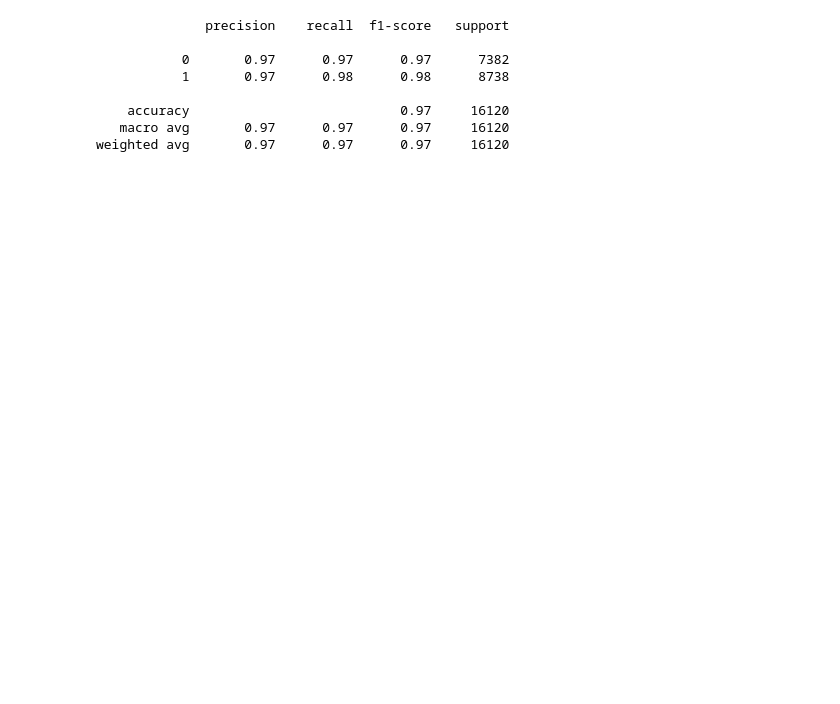
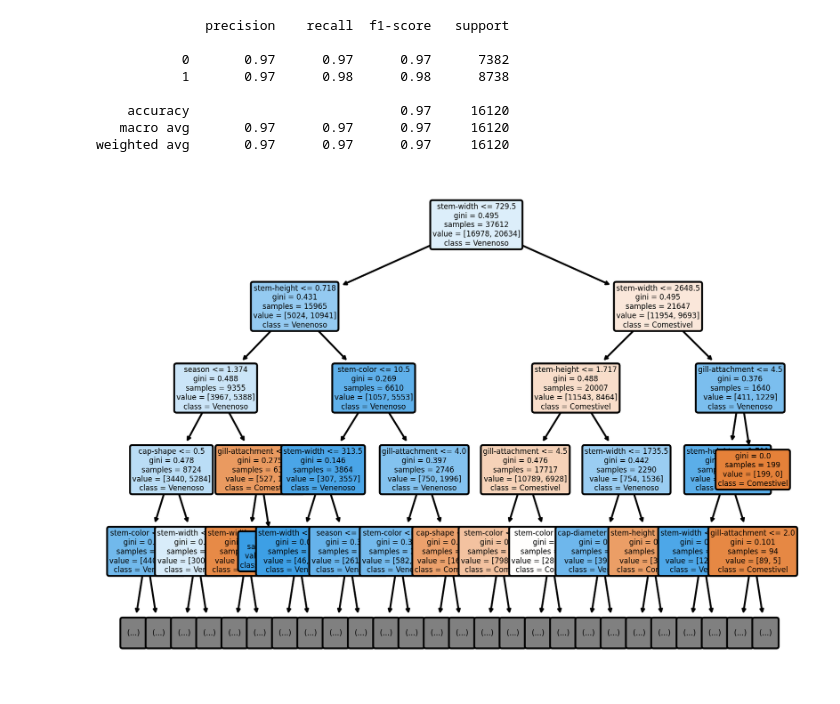
Before and after one commit to ryanrodr/ml-mushrooms, a Jupyter notebook: notebooks/modelo_decisiontree.ipynb, the cells around one changed output. Saved outputs shown, nothing was run; the diff lists cells and outputs as text; code cells hidden in the pictures; blank space fills up the shorter version.

Commit message:
Adiciona plot da Árvore de Decisão

```diff
--- a/notebooks/modelo_decisiontree.ipynb
+++ b/notebooks/modelo_decisiontree.ipynb
@@ -145,3 +145,19 @@ print(classification_report(y_teste, previsoes))
     accuracy                           0.97     16120
    macro avg       0.97      0.97      0.97     16120
 weighted avg       0.97      0.97      0.97     16120
+# %%
+feature_names = [str(name) for name in X.columns]
+class_names = {0: 'Comestivel', 1: 'Venenoso'}
+
+plt.figure(dpi=300)
+plot_tree(dtc,
+            class_names=class_names,
+            feature_names=feature_names,
+            filled=True,
+            rounded=True,
+            fontsize=4,
+            max_depth=4)
+
+plt.show()
+# %% [output]
+[figure, added]
```
Also changed, not shown: parts of 5 cells of this notebook.
